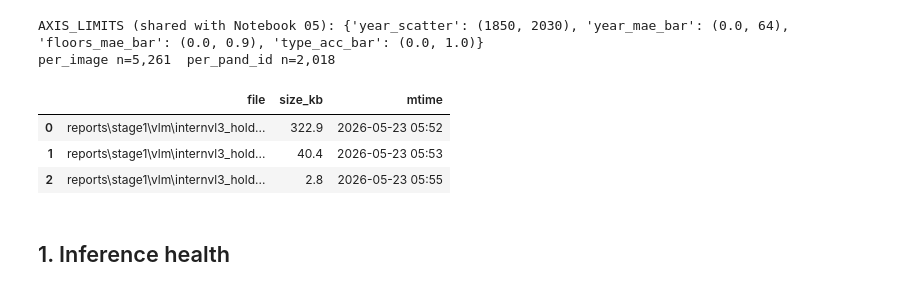
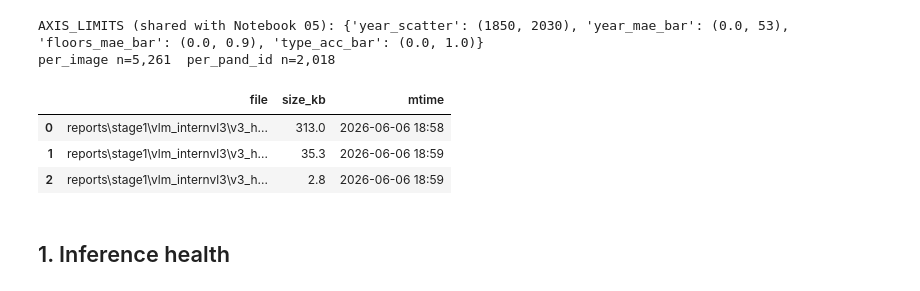
Before and after one commit to Peilingll/semi-synthetic-building-energy, a Jupyter notebook: notebooks/06_stage1_vlm.ipynb, the cells around one changed output. Cells and saved outputs as stored; diff of their text form; code cells hidden in the pictures.

```diff
--- a/notebooks/06_stage1_vlm.ipynb
+++ b/notebooks/06_stage1_vlm.ipynb
@@ -45,41 +47,41 @@ Example:
 import sys, json
 from pathlib import Path
 
 import numpy as np
 import pandas as pd
 import matplotlib.pyplot as plt
 
 sys.path.insert(0, str(Path.cwd()))
 from _stage1_plot import (
     REPO, FIG_DIR, TABLE_DIR, REPORTS_DIR,
     setup_mpl, save_fig, save_table, confusion_heatmap,
     compute_locked_limits, provenance_table,
     TYPE_LABELS, CITY_LABELS, TYPE_PALETTE, CITY_PALETTE,
 )
 
 setup_mpl()
 AXIS_LIMITS = compute_locked_limits()
 
-VLM_DIR = REPORTS_DIR / 'vlm'
-per_image_path   = VLM_DIR / 'internvl3_holdout_per_image.parquet'
-per_pand_path    = VLM_DIR / 'internvl3_holdout_per_pand_id.parquet'
-ho_metrics_path  = VLM_DIR / 'internvl3_holdout_metrics.json'
+VLM_DIR = REPORTS_DIR / 'vlm_internvl3'
+per_image_path   = VLM_DIR / 'v3_holdout_per_image.parquet'
+per_pand_path    = VLM_DIR / 'v3_holdout_per_pand_id.parquet'
+ho_metrics_path  = VLM_DIR / 'v3_holdout_metrics.json'
 
 per_image = pd.read_parquet(per_image_path)
 per_pand  = pd.read_parquet(per_pand_path)
 ho_metrics = json.loads(ho_metrics_path.read_text())
 
 prov_df = provenance_table([per_image_path, per_pand_path, ho_metrics_path])
 print('AXIS_LIMITS (shared with Notebook 05):', AXIS_LIMITS)
 print(f'per_image n={len(per_image):,}  per_pand_id n={len(per_pand):,}')
 prov_df
 # %% [output]
-AXIS_LIMITS (shared with Notebook 05): {'year_scatter': (1850, 2030), 'year_mae_bar': (0.0, 64), 'floors_mae_bar': (0.0, 0.9), 'type_acc_bar': (0.0, 1.0)}
+AXIS_LIMITS (shared with Notebook 05): {'year_scatter': (1850, 2030), 'year_mae_bar': (0.0, 53), 'floors_mae_bar': (0.0, 0.9), 'type_acc_bar': (0.0, 1.0)}
 per_image n=5,261  per_pand_id n=2,018
 |  | file | size_kb | mtime |
-| 0 | reports\stage1\vlm\internvl3_hold... | 322.9 | 2026-05-23 05:52 |
-| 1 | reports\stage1\vlm\internvl3_hold... | 40.4 | 2026-05-23 05:53 |
-| 2 | reports\stage1\vlm\internvl3_hold... | 2.8 | 2026-05-23 05:55 |
+| 0 | reports\stage1\vlm_internvl3\v3_h... | 313.0 | 2026-06-06 18:58 |
+| 1 | reports\stage1\vlm_internvl3\v3_h... | 35.3 | 2026-06-06 18:59 |
+| 2 | reports\stage1\vlm_internvl3\v3_h... | 2.8 | 2026-06-06 18:59 |
 # %% [markdown]
 ## 1. Inference health
 # %%
```
Also changed, not shown: parts of 5 cells of this notebook, 15 other files.
